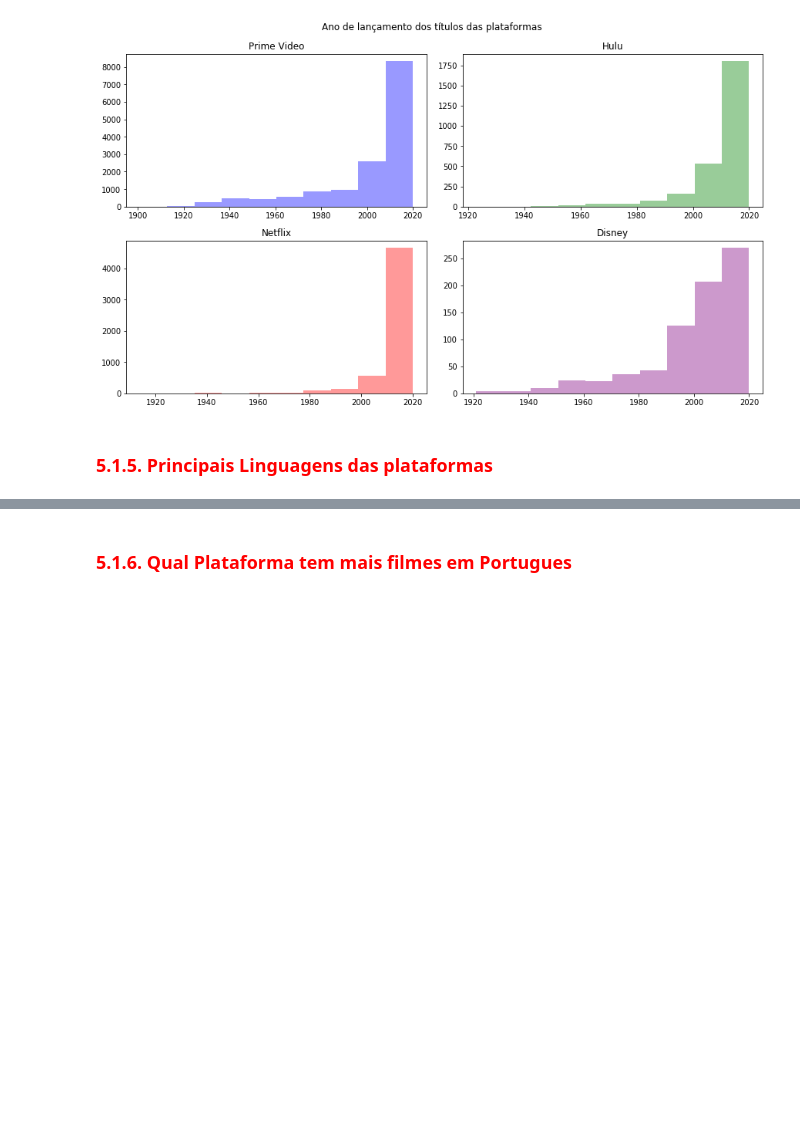
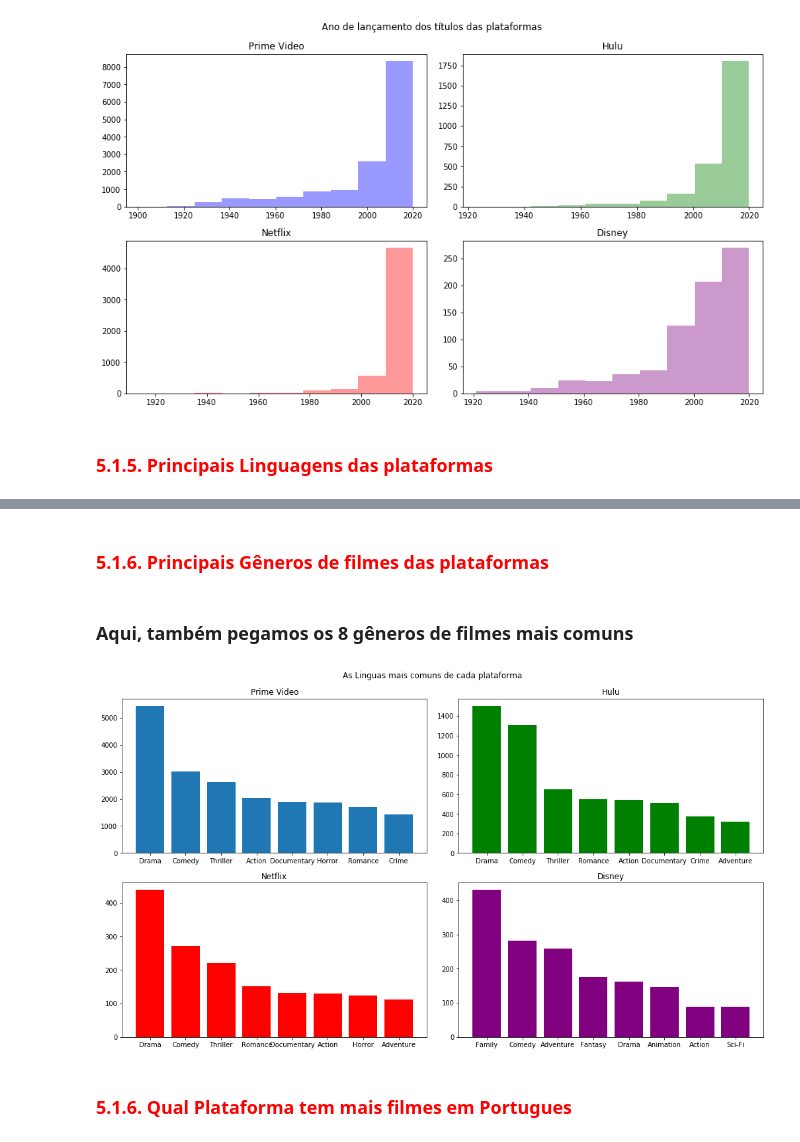
Before and after one commit to Natan10/mineracao-dados-ufc, a Jupyter notebook: Trabalho1/Relatório.ipynb, the cells around one changed output, grey strips where cells are left out. Cells and saved outputs as stored; diff of their text form; code cells hidden in the pictures; blank space fills up the shorter version.

```diff
--- a/Trabalho1/Relatório.ipynb
+++ b/Trabalho1/Relatório.ipynb
@@ -611,3 +613,38 @@ plt.show()
+# %% [markdown]
+###  <span style="color:red">5.1.6. Principais Gêneros de filmes das plataformas</span>
+# %% [markdown]
+### Aqui, também pegamos os 8 gêneros de filmes mais comuns
+# %%
+gen_prime_movies = df_genres.iloc[df_prime_movies['ID']-1,3:].sum().sort_values(ascending=False).head(8)
+
+gen_netflix_movies = df_genres.iloc[df_netflix_movies['ID']-1,3:].sum().sort_values(ascending=False).head(8)
+
+gen_hulu_movies = df_genres.iloc[df_hulu_movies['ID']-1,3:].sum().sort_values(ascending=False).head(8)
+
+gen_disney_movies = df_genres.iloc[df_disney_movies['ID']-1,3:].sum().sort_values(ascending=False).head(8)
+
+fig,axes = plt.subplots(nrows = 2,ncols = 2,figsize=(14,8),constrained_layout=True)
+fig.suptitle('As Linguas mais comuns de cada plataforma')
+
+axes[0][0].bar(gen_prime_movies.index, list(gen_prime_movies))
+axes[0][0].set_title('Prime Video')
+
+
+axes[0][1].bar(gen_netflix_movies.index, list(gen_netflix_movies), color="green")
+axes[0][1].set_title('Hulu')
+
+
+axes[1][0].bar(gen_hulu_movies.index, list(gen_hulu_movies), color="red")
+axes[1][0].set_title('Netflix')
+
+
+axes[1][1].bar(gen_disney_movies.index, list(gen_disney_movies), color="purple")
+axes[1][1].set_title('Disney')
+
+
+plt.show()
+# %% [output]
+[figure, added]
 # %% [markdown]
 ###  <span style="color:red">5.1.6. Qual Plataforma tem mais filmes em Portugues</span>
 # %% [markdown]
```
Also changed, not shown: parts of 3 cells of this notebook.
